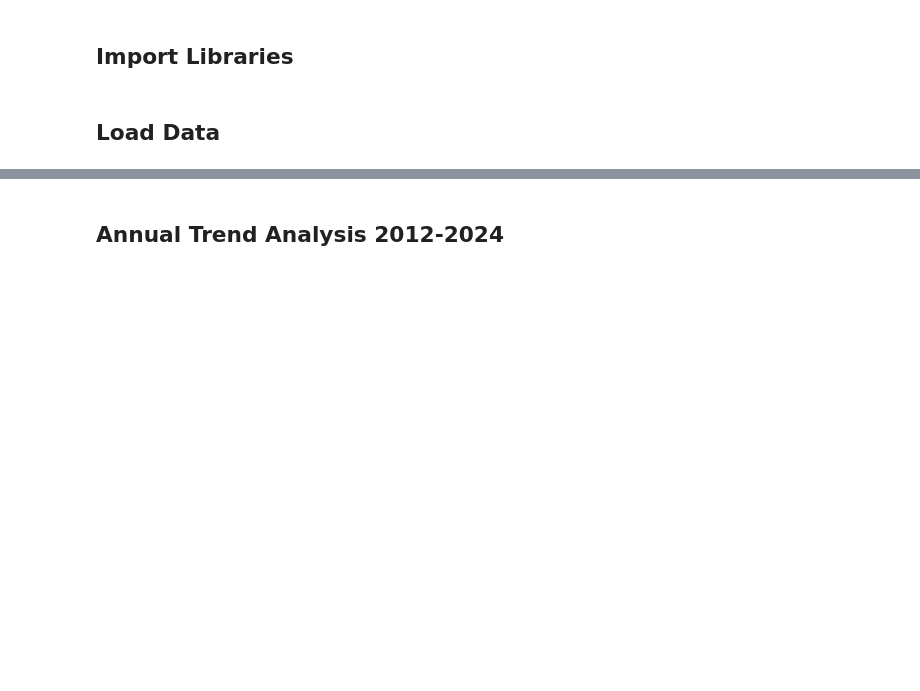
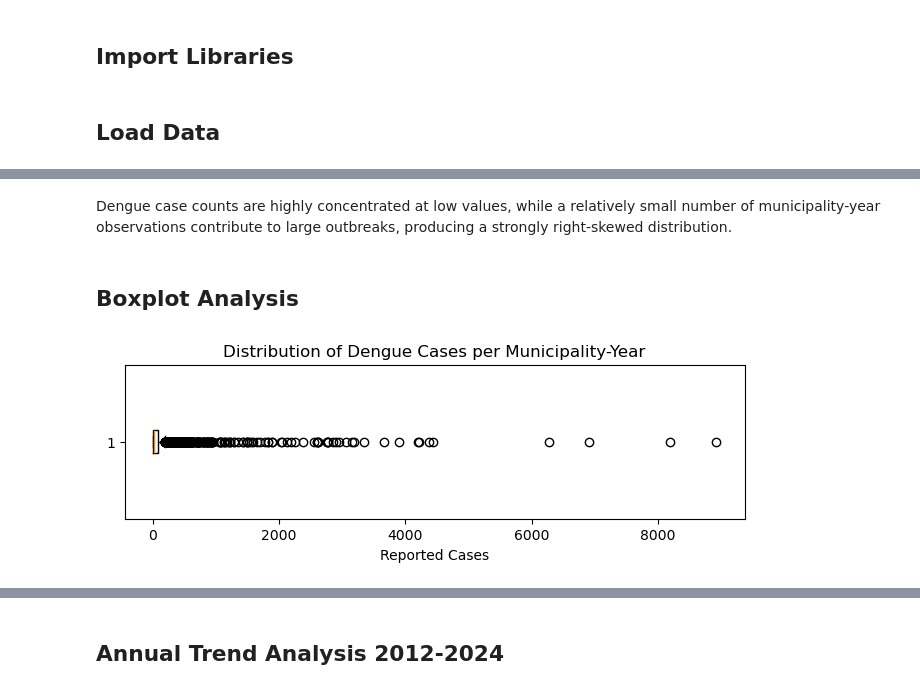
Before and after one commit to medranow/data-analyst-portfolio, a Jupyter notebook: 1_sql_salud_enfermedad/notebook/01_dengue_temporal_analysis.ipynb, the cells around one changed output, grey strips where cells are left out. Drawn from its saved outputs; the diff is of its cells as text; code cells hidden in the pictures; blank space fills up the shorter version.

```diff
--- a/1_sql_salud_enfermedad/notebook/01_dengue_temporal_analysis.ipynb
+++ b/1_sql_salud_enfermedad/notebook/01_dengue_temporal_analysis.ipynb
@@ -54,0 +198,15 @@ The data inspection describes that there are 325 municipalities in Guatemala. Th
+# %% [markdown]
+Dengue case counts are highly concentrated at low values, while a relatively small number of municipality-year observations contribute to large outbreaks, producing a strongly right-skewed distribution.
+# %% [markdown]
+## Boxplot Analysis
+# %%
+plt.figure(figsize=(8, 2))
+
+plt.boxplot(year_municipality["total_cases"], vert=False)
+
+plt.title("Distribution of Dengue Cases per Municipality-Year")
+plt.xlabel("Reported Cases")
+
+plt.show()
+# %% [output]
+[figure, added]
```
Also changed, not shown: parts of 57 cells of this notebook, 1 other file.
